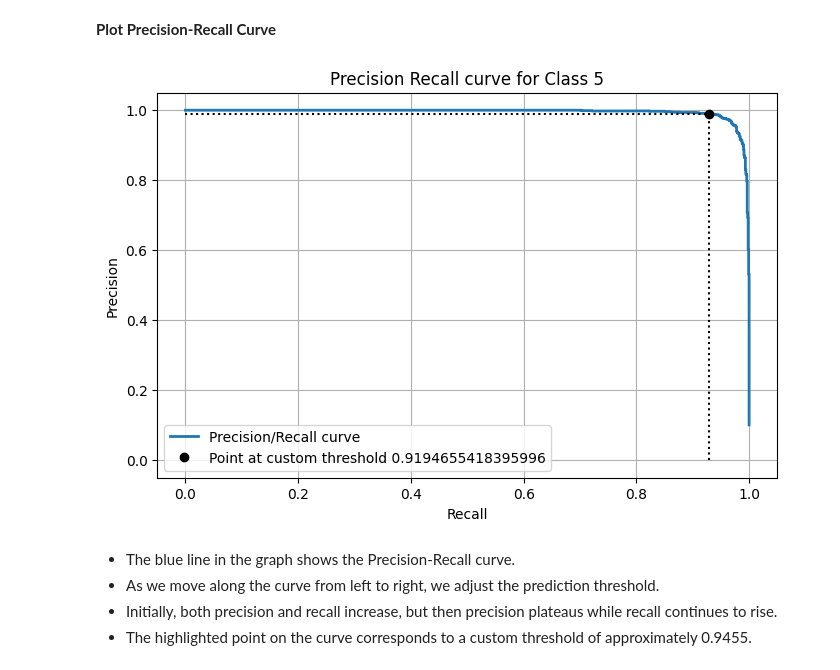
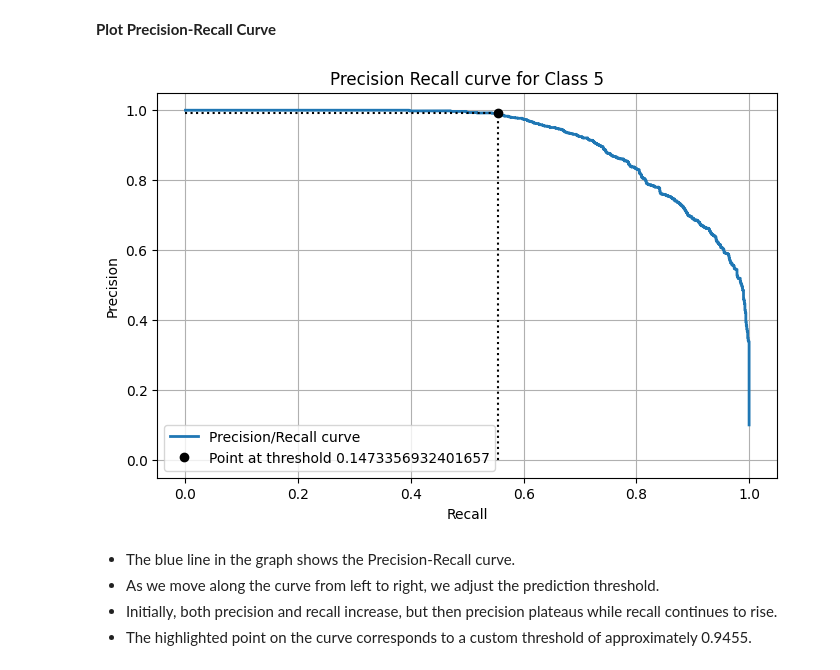
Before and after one commit to shireeshatn/CSCN8010-Labs, a Jupyter notebook: lab8.ipynb, the cells around one changed output. Drawn from its saved outputs; the diff is of its cells as text; code cells hidden in the pictures.

```diff
--- a/lab8.ipynb
+++ b/lab8.ipynb
@@ -301,0 +248,5 @@ Overfitting Check: Comparing training and validation accuracy, we see a slight d
+# %%
+# Define a ModelCheckpoint callback to save the best model weights
+checkpoint_1 = callbacks.ModelCheckpoint('best_model1.hdf5', monitor='val_loss', save_best_only=True)
+checkpoint_2 = callbacks.ModelCheckpoint('best_model2.hdf5', monitor='val_loss', save_best_only=True)
+checkpoint_3 = callbacks.ModelCheckpoint('best_model3.hdf5', monitor='val_loss', save_best_only=True)
@@ -301,0 +320,14 @@ Overfitting Check: Comparing training and validation accuracy, we see a slight d
+# %%
+# Define and train the third neural network model with different hyperparameters
+model_3 = models.Sequential([
+    layers.Flatten(input_shape=(28, 28)),
+    layers.Dense(512, activation='relu'),
+    layers.Dense(256, activation='relu'),
+    layers.Dense(10, activation='softmax')
+])
+model_3.summary()
+
+model_3.compile(optimizer='adam',
+                loss='sparse_categorical_crossentropy',
+                metrics=['accuracy'])
+history_3 = model_3.fit(train_images, train_labels, epochs=30, batch_size=128, validation_split=0.1, callbacks=[checkpoint_3])
@@ -336,0 +442,19 @@ weighted avg       0.89      0.88      0.88     12000
+# %%
+from sklearn.metrics import confusion_matrix, classification_report
+
+# Preprocess the validation data to match the model's input shape
+val_images_final_reshaped = val_images_final.reshape((val_images_final.shape[0], 28, 28))
+
+# Predicting the classes for the validation dataset using Model 3
+val_pred_prob_model3 = model_3.predict(val_images_final_reshaped)
+val_pred_model3 = np.argmax(val_pred_prob_model3, axis=1)
+
+# Generating the confusion matrix for Model 3
+conf_matrix_model3 = confusion_matrix(val_labels_final, val_pred_model3)
+print("Confusion Matrix for Model 3:")
+print(conf_matrix_model3)
+
+# Printing classification report for Model 3
+class_report_model3 = classification_report(val_labels_final, val_pred_model3)
+print("\nClassification Report for Model 3:")
+print(class_report_model3)
@@ -379,13 +534,13 @@ The model performs consistently on both the testing and validation datasets, ach
 # Choose class 5 (Sandals)
 choose_class = 5
 
-val_pred_prob = model.predict(val_images)
+val_pred_prob = model_3.predict(val_images_final_reshaped)
 
 # Get predicted probabilities for class 5
 val_pred_prob_class5 = val_pred_prob[:, choose_class]
 
 # Convert labels to binary (1 for class 5, 0 otherwise)
-binary_labels = np.array([1 if label == choose_class else 0 for label in val_labels])
+binary_labels = np.array([1 if label == choose_class else 0 for label in val_labels_final])
 
 # Calculate precision, recall, and thresholds
 precisions, recalls, thresholds = precision_recall_curve(binary_labels, val_pred_prob_class5)
@@ -414,21 +568,21 @@ Adjusted Recall for Class 5: 0.9281585466556564
 # %%
 # Plot Precision-Recall Curve
 plt.figure(figsize=(8, 5))
 plt.plot(recalls, precisions, linewidth=2, label="Precision/Recall curve")
 plt.plot([recalls[np.argmax(precisions >= desired_precision)], recalls[np.argmax(precisions >= desired_precision)]],
          [0., precisions[np.argmax(precisions >= desired_precision)]], "k:")
 plt.plot([0.0, recalls[np.argmax(precisions >= desired_precision)]],
          [precisions[np.argmax(precisions >= desired_precision)], precisions[np.argmax(precisions >= desired_precision)]], "k:")
 plt.plot([recalls[np.argmax(precisions >= desired_precision)]], [precisions[np.argmax(precisions >= desired_precision)]], "ko",
-         label=f"Point at custom threshold {threshold_for_desired_precision}")
+         label=f"Point at threshold {threshold_for_desired_precision}")
 plt.xlabel("Recall")
 plt.ylabel("Precision")
 plt.title("Precision Recall curve for Class 5")
 plt.grid()
 plt.legend(loc="lower left")
 plt.show()
 # %% [output]
-[figure, old version]
+[figure, new version]
 # %% [markdown]
 - The blue line in the graph shows the Precision-Recall curve.
 - As we move along the curve from left to right, we adjust the prediction threshold.
```
Also changed, not shown: parts of 24 cells of this notebook.
